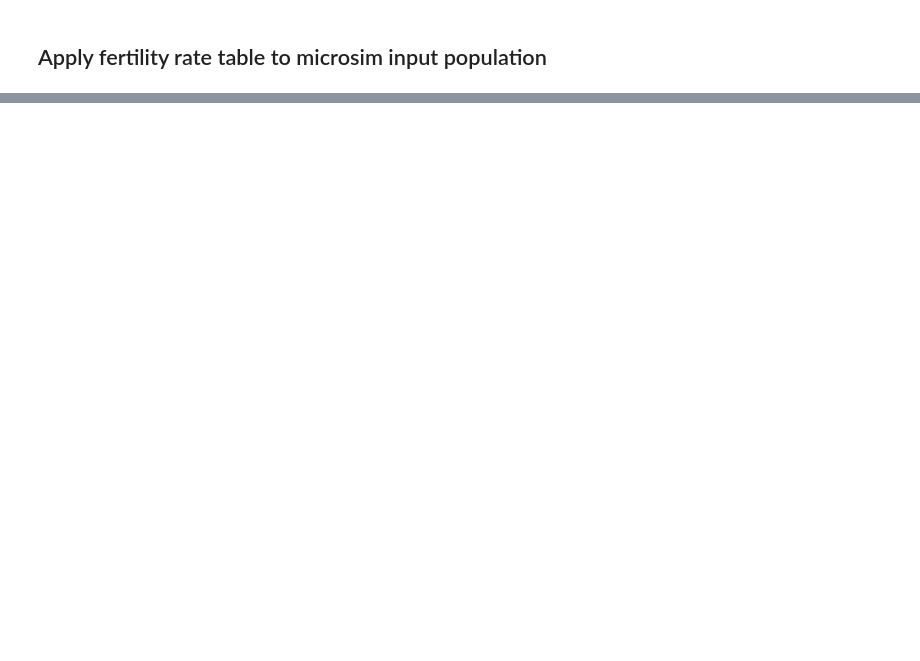
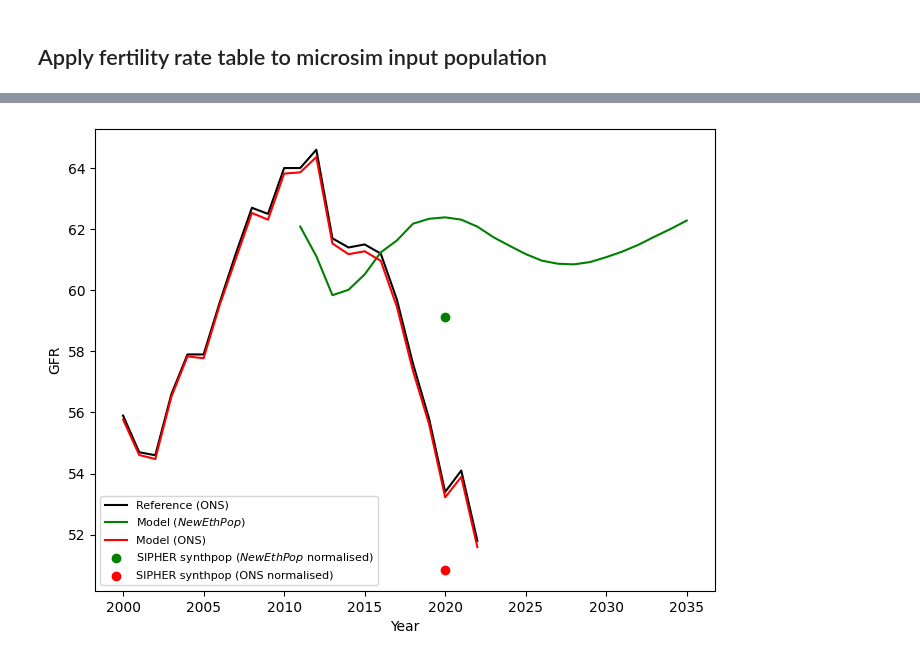
Before and after one commit to Leeds-MRG/Minos, a Jupyter notebook: ipf_testing.ipynb, the cells around one changed output, grey strips where cells are left out. Saved outputs shown, nothing was run; the diff lists cells and outputs as text; code cells hidden in the pictures; blank space fills up the shorter version.

```diff
--- a/ipf_testing.ipynb
+++ b/ipf_testing.ipynb
@@ -677,0 +787,81 @@ GFR = 53.28701411768723 per 1,000 (6243/117158)
+# %%
+# Plot up GFR (births/female population, 15-44) against reference data
+model_data_nep = pd.Series({2011: 62.0863,
+                            2012: 61.1154,
+                            2013: 59.8382,
+                            2014: 60.0165,
+                            2015: 60.5185,
+                            2016: 61.241,
+                            2017: 61.629,
+                            2018: 62.1785,
+                            2019: 62.3398,
+                            2020: 62.3867,
+                            2021: 62.3117,
+                            2022: 62.0833,
+                            2023: 61.7361,
+                            2024: 61.4552,
+                            2025: 61.1848,
+                            2026: 60.9705,
+                            2027: 60.8688,
+                            2028: 60.8483,
+                            2029: 60.9237,
+                            2030: 61.083,
+                            2031: 61.2666,
+                            2032: 61.4888,
+                            2033: 61.7539,
+                            2034: 62.0072,
+                            2035: 62.2819,
+                           })
+
+model_data_ons = pd.Series({2000: 55.7705,
+                            2001: 54.6093,
+                            2002: 54.4762,
+                            2003: 56.5162,
+                            2004: 57.8353,
+                            2005: 57.776,
+                            2006: 59.5188,
+                            2007: 61.0349,
+                            2008: 62.5305,
+                            2009: 62.3103,
+                            2010: 63.8195,
+                            2011: 63.8589,
+                            2012: 64.36,
+                            2013: 61.5309,
+                            2014: 61.1811,
+                            2015: 61.2765,
+                            2016: 60.9644,
+                            2017: 59.4641,
+                            2018: 57.364,
+                            2019: 55.6195,
+                            2020: 53.2242,
+                            2021: 53.891,
+                            2022: 51.595,
+                           })
+
+synthpop_result_nep = {2020: 59.1167,
+                      }
+synthpop_result_ons = {2020: 50.8544,
+                      }
+
+ref_data = futils.get_fertility_reference_data()
+ref_data = ref_data.loc[ref_data.index >= 2000]['gfr_ref']
+
+# ref_data_hfd = futils.get_fertility_reference_data(sources={'gfr': 'hfd', 'mort': 'ons', 'tfr': 'ons', 'cbr': 'ons', 'sma': 'ons'})
+# ref_data_hfd = ref_data_hfd['gfr_ref']
+
+fig = plt.figure(figsize=(8, 6))
+ax1 = fig.add_subplot(111)
+
+ax1.plot(ref_data, label='Reference (ONS)', c='black')
+# ax1.plot(ref_data, label='Reference (HFD)', c='gray')
+ax1.plot(model_data_nep, label='Model ($\it{NewEthPop}$)', c='green')
+ax1.plot(model_data_ons, label='Model (ONS)', c='red')
+ax1.scatter(*zip(*synthpop_result_nep.items()), label='SIPHER synthpop ($\it{NewEthPop}$ normalised)', c='green')
+ax1.scatter(*zip(*synthpop_result_ons.items()), label='SIPHER synthpop (ONS normalised)', c='red')
+
+plt.xlabel('Year')
+plt.ylabel('GFR')
+plt.legend(loc=3, prop={'size': 8})
+plt.show()
+# %% [output]
+[figure, new version]
```
Also changed, not shown: parts of 21 cells of this notebook.
